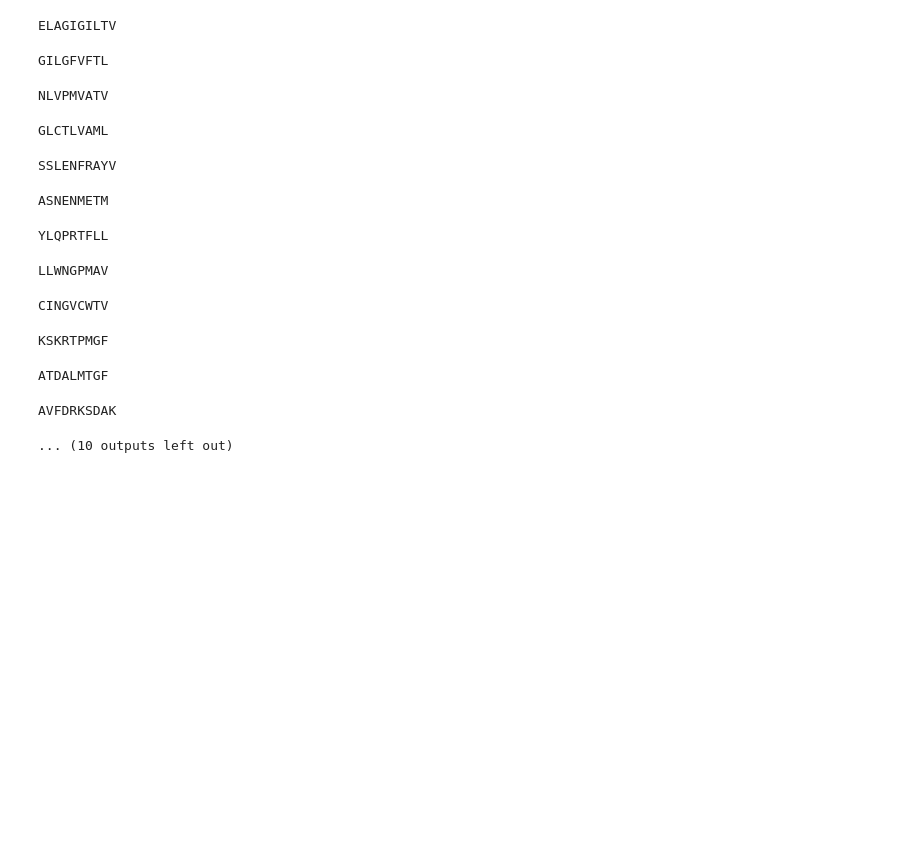
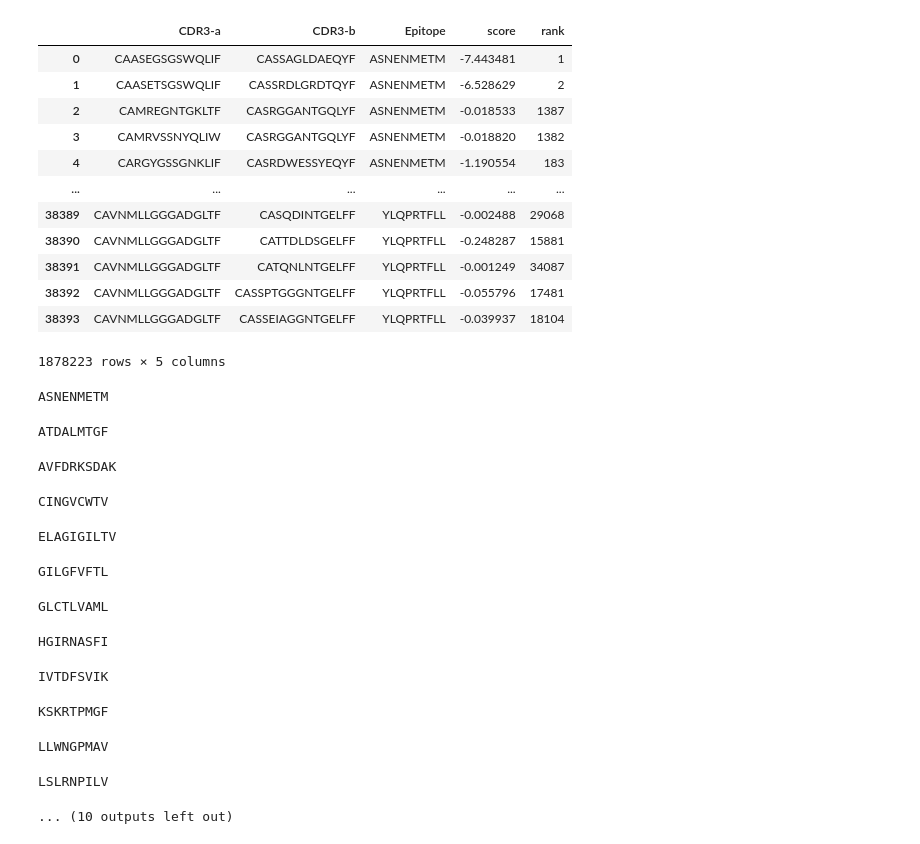
Before and after one commit to mm523/TCRab-pairing, a Jupyter notebook: pairing_prediction_other_software/analyse_tulip_results.ipynb, the cells around one changed output. Saved outputs shown, nothing was run; the diff lists cells and outputs as text; code cells hidden in the pictures; blank space fills up the shorter version.

```diff
--- a/pairing_prediction_other_software/analyse_tulip_results.ipynb
+++ b/pairing_prediction_other_software/analyse_tulip_results.ipynb
@@ -55,24 +72,40 @@ original_pairs = all_pairs_w_scores.loc[all_pairs_w_scores['binder'] == 1]
+# %%
+tulip_pred
+# %% [output]
+|  | CDR3-a | CDR3-b | Epitope | score | rank |
+| 0 | CAASEGSGSWQLIF | CASSAGLDAEQYF | ASNENMETM | -7.443481 | 1 |
+| 1 | CAASETSGSWQLIF | CASSRDLGRDTQYF | ASNENMETM | -6.528629 | 2 |
+| 2 | CAMREGNTGKLTF | CASRGGANTGQLYF | ASNENMETM | -0.018533 | 1387 |
+| 3 | CAMRVSSNYQLIW | CASRGGANTGQLYF | ASNENMETM | -0.018820 | 1382 |
+| 4 | CARGYGSSGNKLIF | CASRDWESSYEQYF | ASNENMETM | -1.190554 | 183 |
+| ... | ... | ... | ... | ... | ... |
+| 38389 | CAVNMLLGGGADGLTF | CASQDINTGELFF | YLQPRTFLL | -0.002488 | 29068 |
+| 38390 | CAVNMLLGGGADGLTF | CATTDLDSGELFF | YLQPRTFLL | -0.248287 | 15881 |
+| 38391 | CAVNMLLGGGADGLTF | CATQNLNTGELFF | YLQPRTFLL | -0.001249 | 34087 |
+| 38392 | CAVNMLLGGGADGLTF | CASSPTGGGNTGELFF | YLQPRTFLL | -0.055796 | 17481 |
+| 38393 | CAVNMLLGGGADGLTF | CASSEIAGGNTGELFF | YLQPRTFLL | -0.039937 | 18104 |
+1878223 rows × 5 columns
 # %%
 assigned_pairs = {}
-correct_pairs = {}
 
-for ep in original_pairs['Epitope'].unique():
+for ep in vdj['Epitope'].unique():
     print(ep)
-    epdf_og = original_pairs.loc[original_pairs['Epitope'] == ep]
+    epdf_og = vdj.loc[vdj['Epitope'] == ep]
     epdf_og = epdf_og.sort_values(by = 'subject-PMID')
-    correct_pairs[ep] = epdf_og['pair_name'].tolist()
-    epdf = all_pairs_w_scores.loc[all_pairs_w_scores['Epitope'] == ep]
+    epdf = tulip_pred.loc[tulip_pred['Epitope'] == ep]
 
     scores_mx = pd.DataFrame(np.nan,
-                             index = pd.MultiIndex.from_arrays([epdf_og['original_pair_index'].astype(str), epdf_og['CDR3-a']]),
-                             columns = pd.MultiIndex.from_arrays([epdf_og['original_pair_index'].astype(str), epdf_og['CDR3-b']]))
+                             index = pd.MultiIndex.from_arrays([epdf_og['subject-PMID'], epdf_og['CDR3-a'].astype(str),]),
+                             columns = pd.MultiIndex.from_arrays([epdf_og['subject-PMID'], epdf_og['CDR3-b'].astype(str)]))
     alpha_seqs = [i[1] for i in scores_mx.index]
     beta_seqs = [i[1] for i in scores_mx.columns]
 
+    assert scores_mx.shape[0] == scores_mx.shape[1] == epdf_og.shape[0]
+
     for i in tqdm.tqdm(range(epdf.shape[0])):
         row = epdf.iloc[i]
-        a, b, s, idx = row['CDR3-a'], row['CDR3-b'], row['score'].astype(float), row['original_pair_index'].astype(str)
-        scores_mx.loc[(slice(None), a), (slice(None),b)] = s
+        a, b, s = row['CDR3-a'], row['CDR3-b'], row['score'].astype(float)
+        scores_mx.loc[(slice(None), a), (slice(None), b)] = s
 
     scores_mx = -1*scores_mx.values
 
@@ -86,18 +119,18 @@ for ep in original_pairs['Epitope'].unique():
 
     assigned_pairs[ep] = [alpha_seqs[a]+'::'+beta_seqs[b]+'::'+ind for a,b,ind in ranked_pairs]
 # %% [output]
-ELAGIGILTV
+ASNENMETM
-GILGFVFTL
+ATDALMTGF
-NLVPMVATV
+AVFDRKSDAK
-GLCTLVAML
+CINGVCWTV
-SSLENFRAYV
+ELAGIGILTV
-ASNENMETM
+GILGFVFTL
-YLQPRTFLL
+GLCTLVAML
-LLWNGPMAV
+HGIRNASFI
-CINGVCWTV
+IVTDFSVIK
 KSKRTPMGF
-ATDALMTGF
+LLWNGPMAV
-AVFDRKSDAK
+LSLRNPILV
 ... (10 outputs left out)
 # %%
 tulip_results = pd.DataFrame()
```
Also changed, not shown: parts of 18 cells of this notebook, 4 other files.
